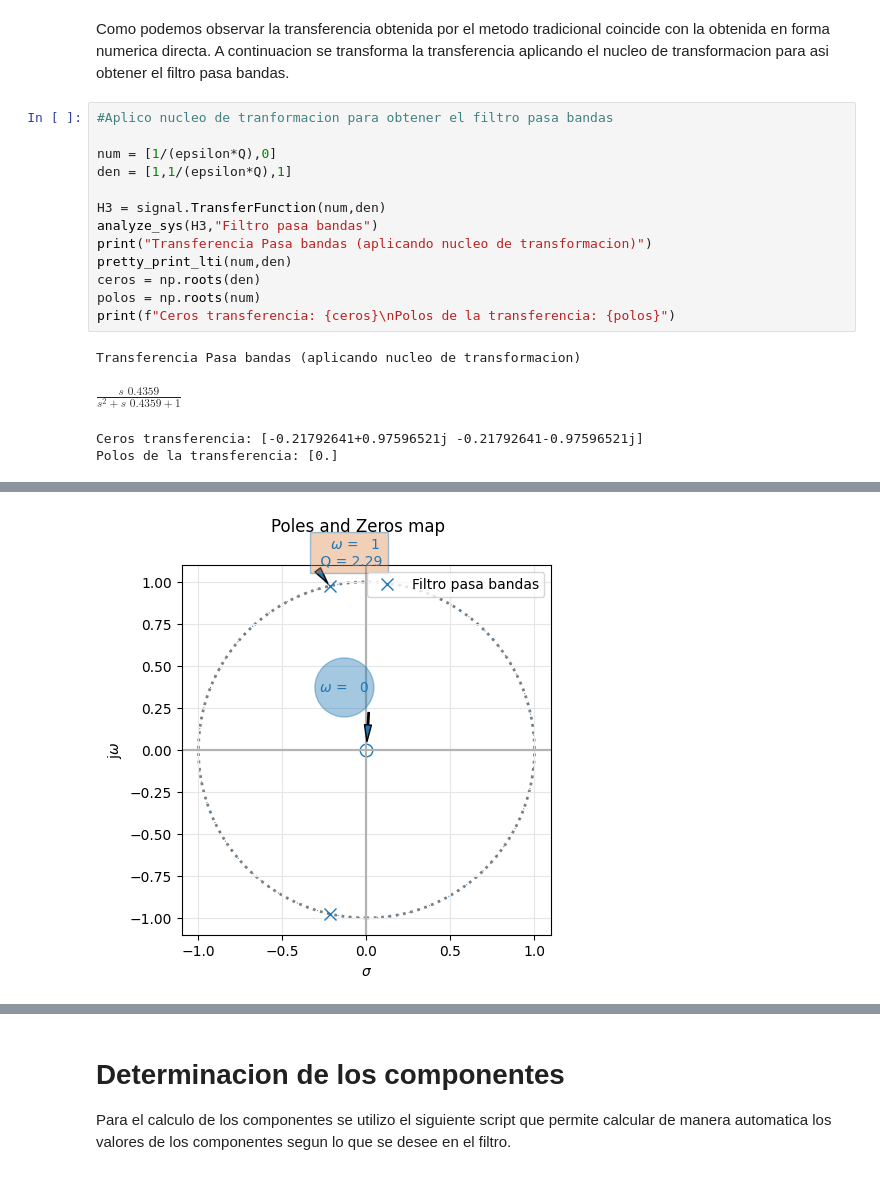
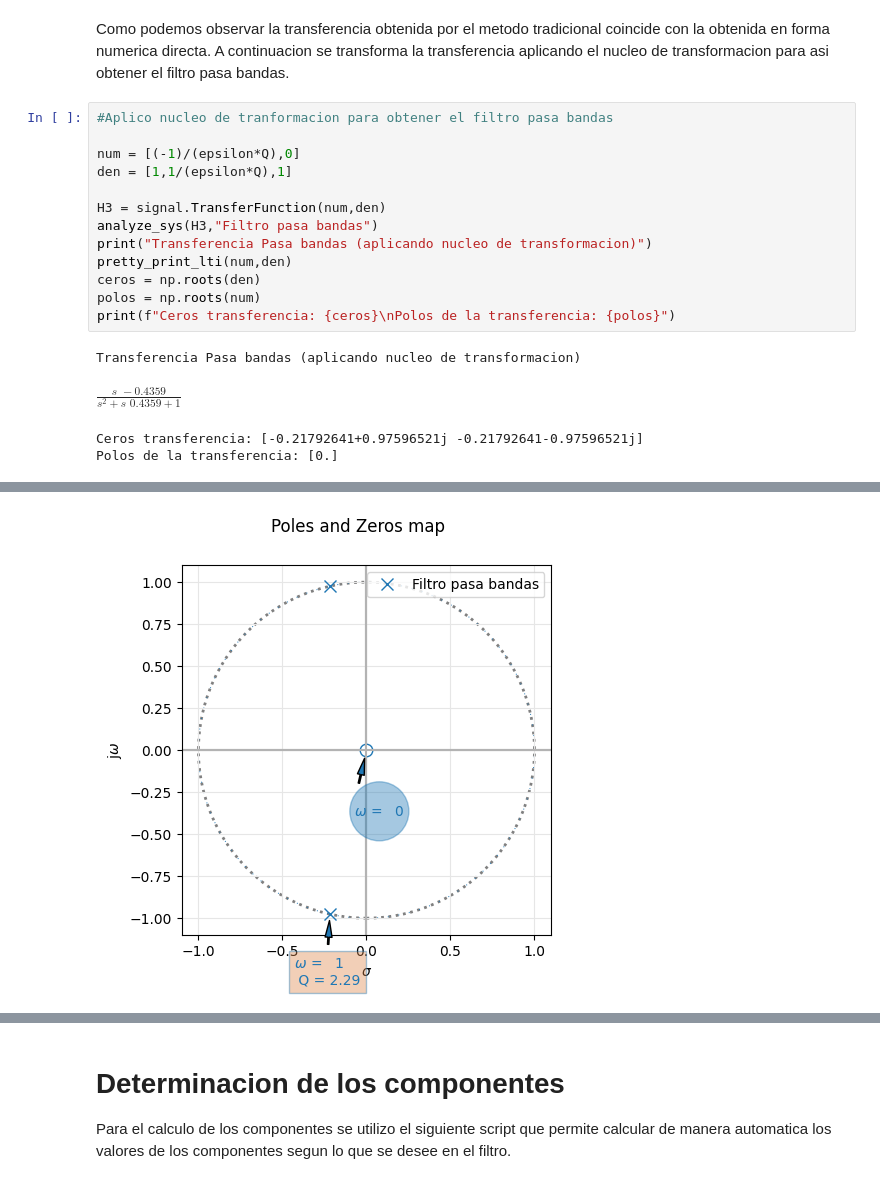
Before and after one commit to guidoglorioso01/Jupyter-Notes, a Jupyter notebook: TP-LAB01 - Tc/Simulacion numerica.ipynb, the cells around one changed output, grey strips where cells are left out. Cells and saved outputs as stored; diff of their text form.

```diff
--- a/TP-LAB01 - Tc/Simulacion numerica.ipynb
+++ b/TP-LAB01 - Tc/Simulacion numerica.ipynb
@@ -159,7 +159,7 @@ A continuacion se transforma la transferencia aplicando el nucleo de transformac
 # %%
 #Aplico nucleo de tranformacion para obtener el filtro pasa bandas
 
-num = [1/(epsilon*Q),0]
+num = [(-1)/(epsilon*Q),0]
 den = [1,1/(epsilon*Q),1]
 
 H3 = signal.TransferFunction(num,den)
@@ -171,6 +171,6 @@ polos = np.roots(num)
 print(f"Ceros transferencia: {ceros}\nPolos de la transferencia: {polos}")
 # %% [output]
 Transferencia Pasa bandas (aplicando nucleo de transformacion)
-$\displaystyle \frac{s \,\, 0.4359 }{s^2 + s \,\, 0.4359 +   1 }$
+$\displaystyle \frac{s \,\, -0.4359 }{s^2 + s \,\, 0.4359 +   1 }$
 Ceros transferencia: [-0.21792641+0.97596521j -0.21792641-0.97596521j]
 Polos de la transferencia: [0.]
@@ -178,4 +178,4 @@ Polos de la transferencia: [0.]
-[figure, old version]
+[figure, new version]
 [figure]
 # %% [markdown]
 <h1>Determinacion de los componentes</h1>
```
Also changed, not shown: parts of 1 cell of this notebook.
